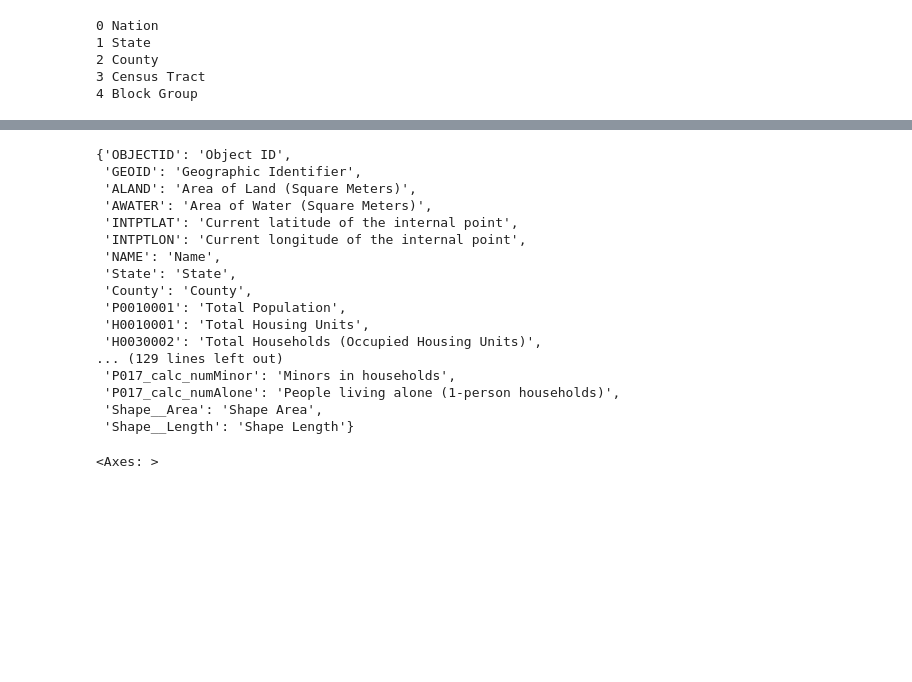
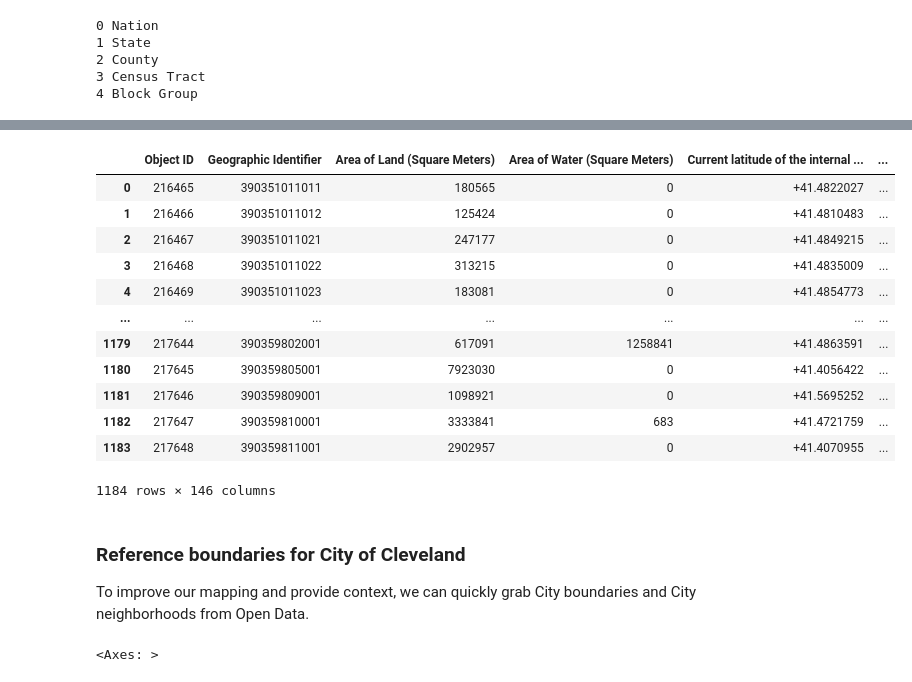
Before and after one commit to City-of-Cleveland/open-data-examples, a Jupyter notebook: 03-Recreation Data- Spatial Access and Optimal Locations.ipynb, the cells around one changed output, grey strips where cells are left out. Cells and saved outputs as stored; diff of their text form; code cells hidden in the pictures; blank space fills up the shorter version.

```diff
--- a/03-Recreation access across Cleveland.ipynb
+++ b/03-Recreation Data- Spatial Access and Optimal Locations.ipynb
@@ -80,0 +83,4 @@ census_item
+# %%
+# Search for the exact title of the data, sort by number of views
+census_item = gis.content.search("title:USA 2020 Census Population Characteristics, owner:esri_demographics", sort_field="numViews")[0]
+census_item
@@ -88,3 +96,12 @@ for idx, lyr in enumerate(census_item.layers):
 2 County
 3 Census Tract
 4 Block Group
+# %%
+# We want the most granular data possible, block groups.
+blockgroup_census = census_item.layers[4]
+# Query the layer block groups in Cuyahoga County
+bg_fs = blockgroup_census.query(where="County = 'Cuyahoga County'", return_all_records=True)
+# Convert to GeoJSON
+bg_gjson = bg_fs.to_geojson
+# Read to GeoDataFrame, project to Ohio North so we have clean reliable measurements
+bg_gdf = gpd.read_file(bg_gjson, driver="GeoJSON", crs="EPSG:3857").set_crs(epsg=3857, allow_override=True).to_crs(epsg=3734)
@@ -91 +135,22 @@ for idx, lyr in enumerate(census_item.layers):
+# %%
+# Rename the columns with the `field_map` dictionary made above
+bg_gdf = bg_gdf.rename(columns=field_map)
+bg_gdf
+# %% [output]
+|  | Object ID | Geographic Identifier | Area of Land (Square Meters) | Area of Water (Square Meters) | Current latitude of the internal ... | ... |
+| 0 | 216465 | 390351011011 | 180565 | 0 | +41.4822027 | ... |
+| 1 | 216466 | 390351011012 | 125424 | 0 | +41.4810483 | ... |
+| 2 | 216467 | 390351011021 | 247177 | 0 | +41.4849215 | ... |
+| 3 | 216468 | 390351011022 | 313215 | 0 | +41.4835009 | ... |
+| 4 | 216469 | 390351011023 | 183081 | 0 | +41.4854773 | ... |
+| ... | ... | ... | ... | ... | ... | ... |
+| 1179 | 217644 | 390359802001 | 617091 | 1258841 | +41.4863591 | ... |
+| 1180 | 217645 | 390359805001 | 7923030 | 0 | +41.4056422 | ... |
+| 1181 | 217646 | 390359809001 | 1098921 | 0 | +41.5695252 | ... |
+| 1182 | 217647 | 390359810001 | 3333841 | 683 | +41.4721759 | ... |
+| 1183 | 217648 | 390359811001 | 2902957 | 0 | +41.4070955 | ... |
+1184 rows × 146 columns
+# %% [markdown]
+### Reference boundaries for City of Cleveland
+To improve our mapping and provide context, we can quickly grab City boundaries and City neighborhoods from Open Data.
 # %%
@@ -110,24 +166,3 @@ census_gdf = census_gdf.rename(columns=field_map)
-# %%
-# This dictionary helps us rename our columns from code to English!
-field_map
-# %% [output]
-{'OBJECTID': 'Object ID',
- 'GEOID': 'Geographic Identifier',
- 'ALAND': 'Area of Land (Square Meters)',
- 'AWATER': 'Area of Water (Square Meters)',
- 'INTPTLAT': 'Current latitude of the internal point',
- 'INTPTLON': 'Current longitude of the internal point',
- 'NAME': 'Name',
- 'State': 'State',
- 'County': 'County',
- 'P0010001': 'Total Population',
- 'H0010001': 'Total Housing Units',
- 'H0030002': 'Total Households (Occupied Housing Units)',
-... (129 lines left out)
- 'P017_calc_numMinor': 'Minors in households',
- 'P017_calc_numAlone': 'People living alone (1-person households)',
- 'Shape__Area': 'Shape Area',
- 'Shape__Length': 'Shape Length'}
 # %%
 # Subset of Cuyahoga County block groups that have representative points spatially within the City polygon
 # Representative points are guaranteed to be inside the block groups. Centroids can technically fall outside for doughnut shapes, e.g. near the airport
```
Also changed, not shown: parts of 19 cells of this notebook.
